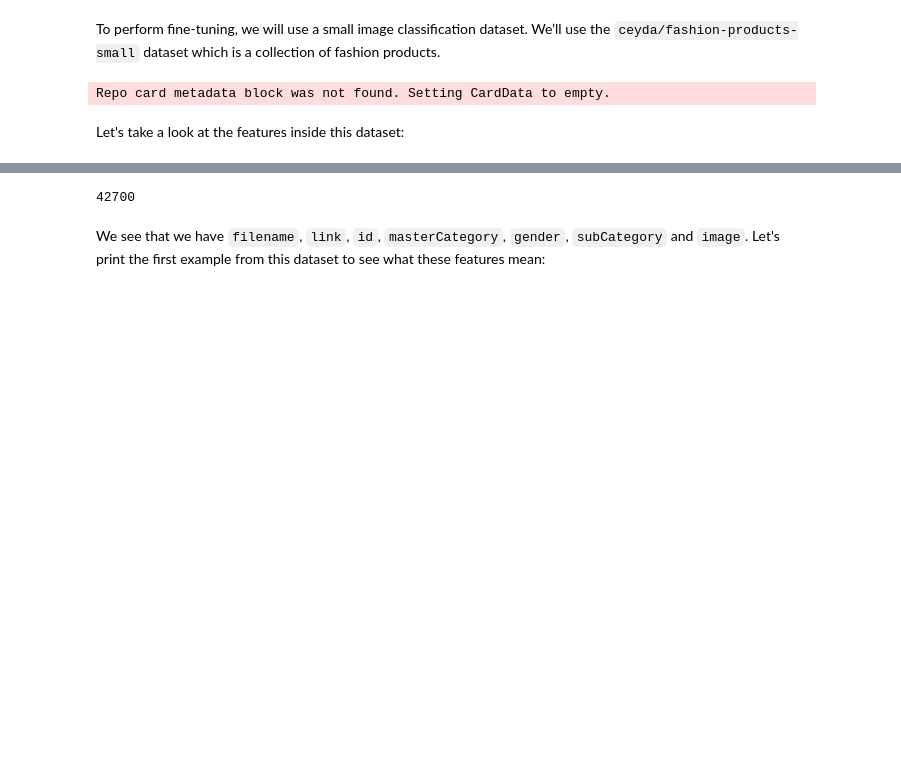
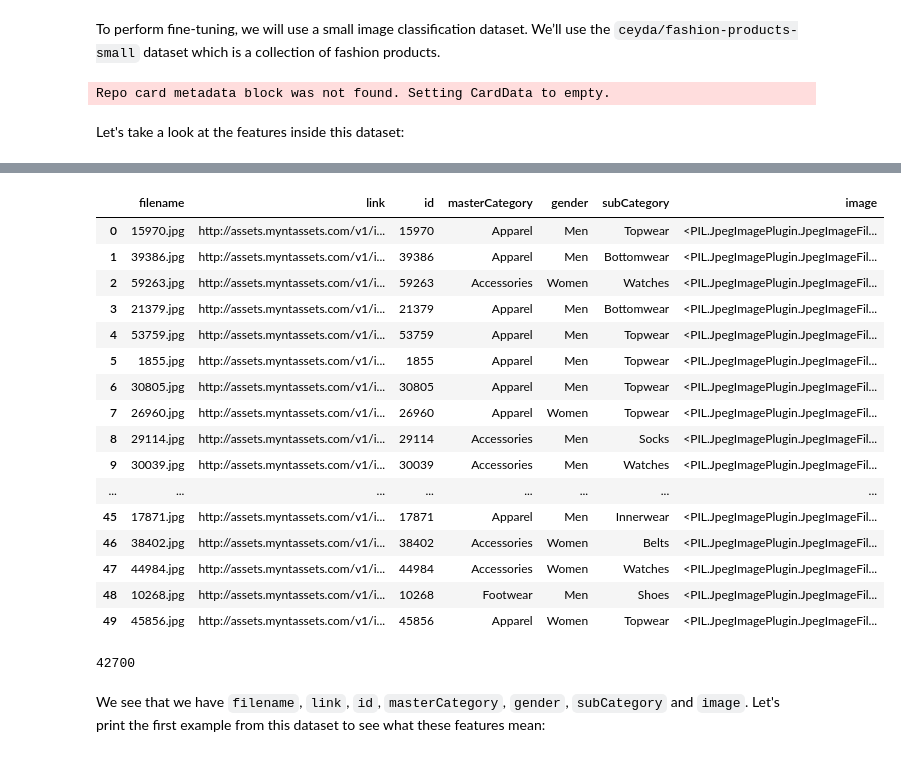
Before and after one commit to mrgransky/ImACCESS, a Jupyter notebook: txt2img/fashion_clip/finetune_CLIP_IMG_classification.ipynb, the cells around one changed output, grey strips where cells are left out. Saved outputs shown, nothing was run; the diff lists cells and outputs as text; code cells hidden in the pictures; blank space fills up the shorter version.

```diff
--- a/txt2img/fashion_clip/finetune_CLIP_IMG_classification.ipynb
+++ b/txt2img/fashion_clip/finetune_CLIP_IMG_classification.ipynb
@@ -62,3 +64,24 @@ DatasetDict({
+# %%
+df = pd.DataFrame(ds.get("train")[:50])
+df
+# %% [output]
+|  | filename | link | id | masterCategory | gender | subCategory | image |
+| 0 | 15970.jpg | http://assets.myntassets.com/v1/i... | 15970 | Apparel | Men | Topwear | <PIL.JpegImagePlugin.JpegImageFil... |
+| 1 | 39386.jpg | http://assets.myntassets.com/v1/i... | 39386 | Apparel | Men | Bottomwear | <PIL.JpegImagePlugin.JpegImageFil... |
+| 2 | 59263.jpg | http://assets.myntassets.com/v1/i... | 59263 | Accessories | Women | Watches | <PIL.JpegImagePlugin.JpegImageFil... |
+| 3 | 21379.jpg | http://assets.myntassets.com/v1/i... | 21379 | Apparel | Men | Bottomwear | <PIL.JpegImagePlugin.JpegImageFil... |
+| 4 | 53759.jpg | http://assets.myntassets.com/v1/i... | 53759 | Apparel | Men | Topwear | <PIL.JpegImagePlugin.JpegImageFil... |
+| 5 | 1855.jpg | http://assets.myntassets.com/v1/i... | 1855 | Apparel | Men | Topwear | <PIL.JpegImagePlugin.JpegImageFil... |
+| 6 | 30805.jpg | http://assets.myntassets.com/v1/i... | 30805 | Apparel | Men | Topwear | <PIL.JpegImagePlugin.JpegImageFil... |
+| 7 | 26960.jpg | http://assets.myntassets.com/v1/i... | 26960 | Apparel | Women | Topwear | <PIL.JpegImagePlugin.JpegImageFil... |
+| 8 | 29114.jpg | http://assets.myntassets.com/v1/i... | 29114 | Accessories | Men | Socks | <PIL.JpegImagePlugin.JpegImageFil... |
+| 9 | 30039.jpg | http://assets.myntassets.com/v1/i... | 30039 | Accessories | Men | Watches | <PIL.JpegImagePlugin.JpegImageFil... |
+| ... | ... | ... | ... | ... | ... | ... | ... |
+| 45 | 17871.jpg | http://assets.myntassets.com/v1/i... | 17871 | Apparel | Men | Innerwear | <PIL.JpegImagePlugin.JpegImageFil... |
+| 46 | 38402.jpg | http://assets.myntassets.com/v1/i... | 38402 | Accessories | Women | Belts | <PIL.JpegImagePlugin.JpegImageFil... |
+| 47 | 44984.jpg | http://assets.myntassets.com/v1/i... | 44984 | Accessories | Women | Watches | <PIL.JpegImagePlugin.JpegImageFil... |
+| 48 | 10268.jpg | http://assets.myntassets.com/v1/i... | 10268 | Footwear | Men | Shoes | <PIL.JpegImagePlugin.JpegImageFil... |
+| 49 | 45856.jpg | http://assets.myntassets.com/v1/i... | 45856 | Apparel | Women | Topwear | <PIL.JpegImagePlugin.JpegImageFil... |
 # %%
 len(ds.get("train"))
 # %% [output]
```
Also changed, not shown: parts of 20 cells of this notebook, 3 other files.
